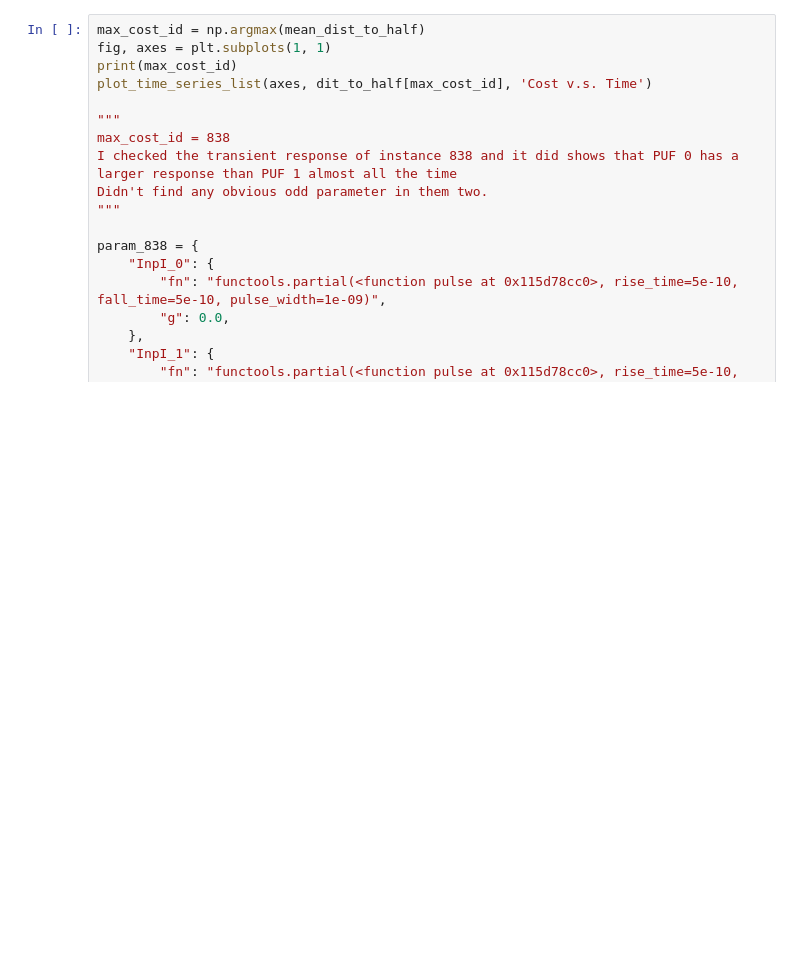
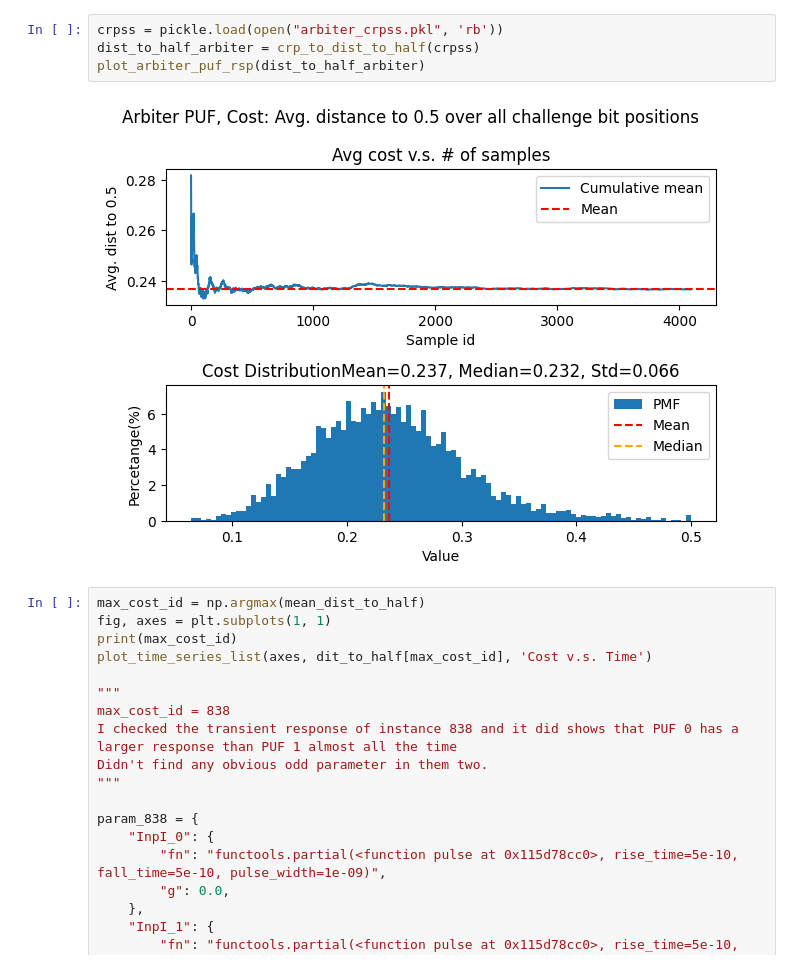
Before and after one commit to WangYuNeng/Ark, a Jupyter notebook: examples/tln/plot_bf_exp.ipynb, the cells around one changed output. Saved outputs shown, nothing was run; the diff lists cells and outputs as text; blank space fills up the shorter version.

```diff
--- a/examples/tln/plot_bf_exp.ipynb
+++ b/examples/tln/plot_bf_exp.ipynb
@@ -98,3 +120,9 @@ plt.tight_layout()
+# %%
+crpss = pickle.load(open("arbiter_crpss.pkl", 'rb'))
+dist_to_half_arbiter = crp_to_dist_to_half(crpss)
+plot_arbiter_puf_rsp(dist_to_half_arbiter)
+# %% [output]
+[figure, added]
 # %%
 max_cost_id = np.argmax(mean_dist_to_half)
 fig, axes = plt.subplots(1, 1)
```
Also changed, not shown: parts of 12 cells of this notebook, 1 other file.
